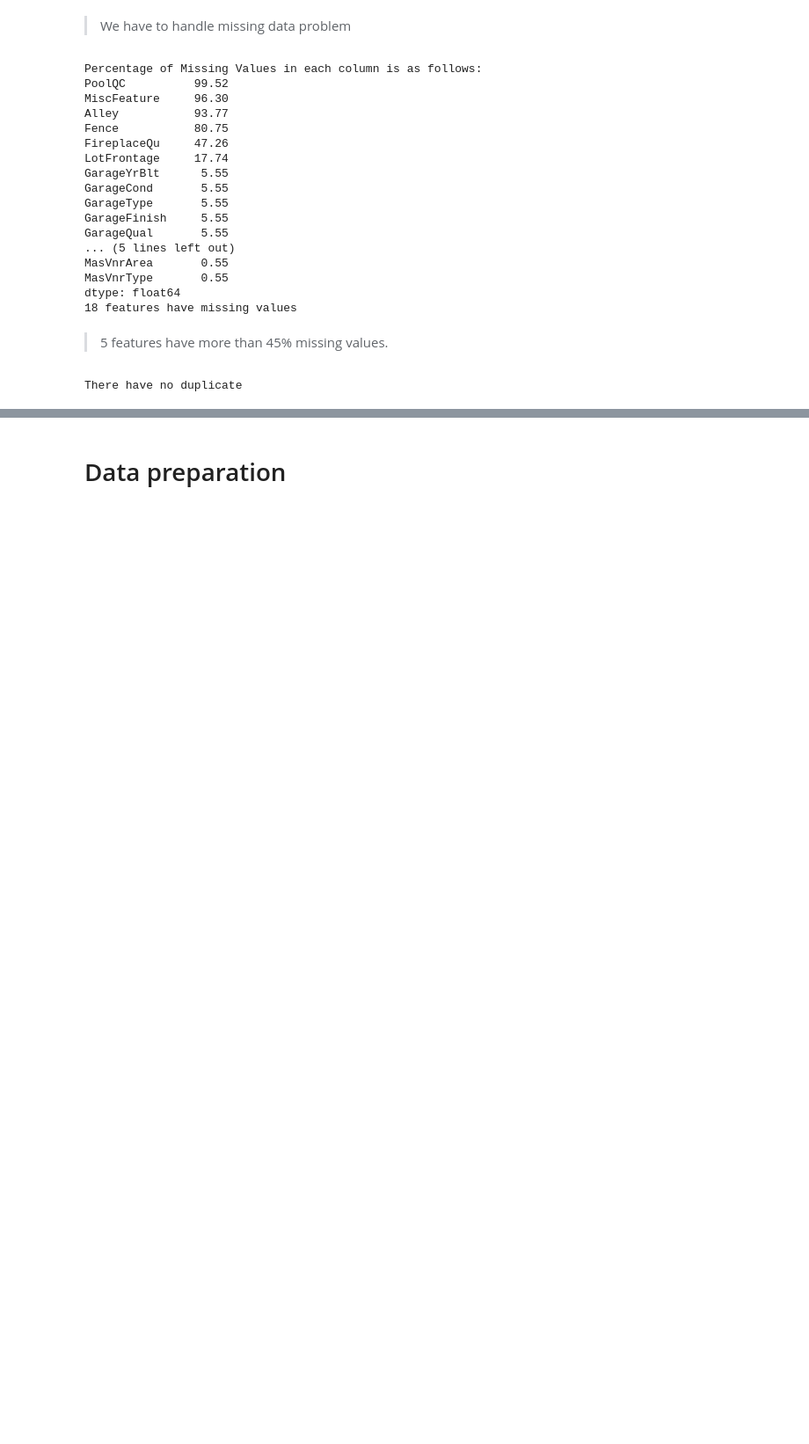
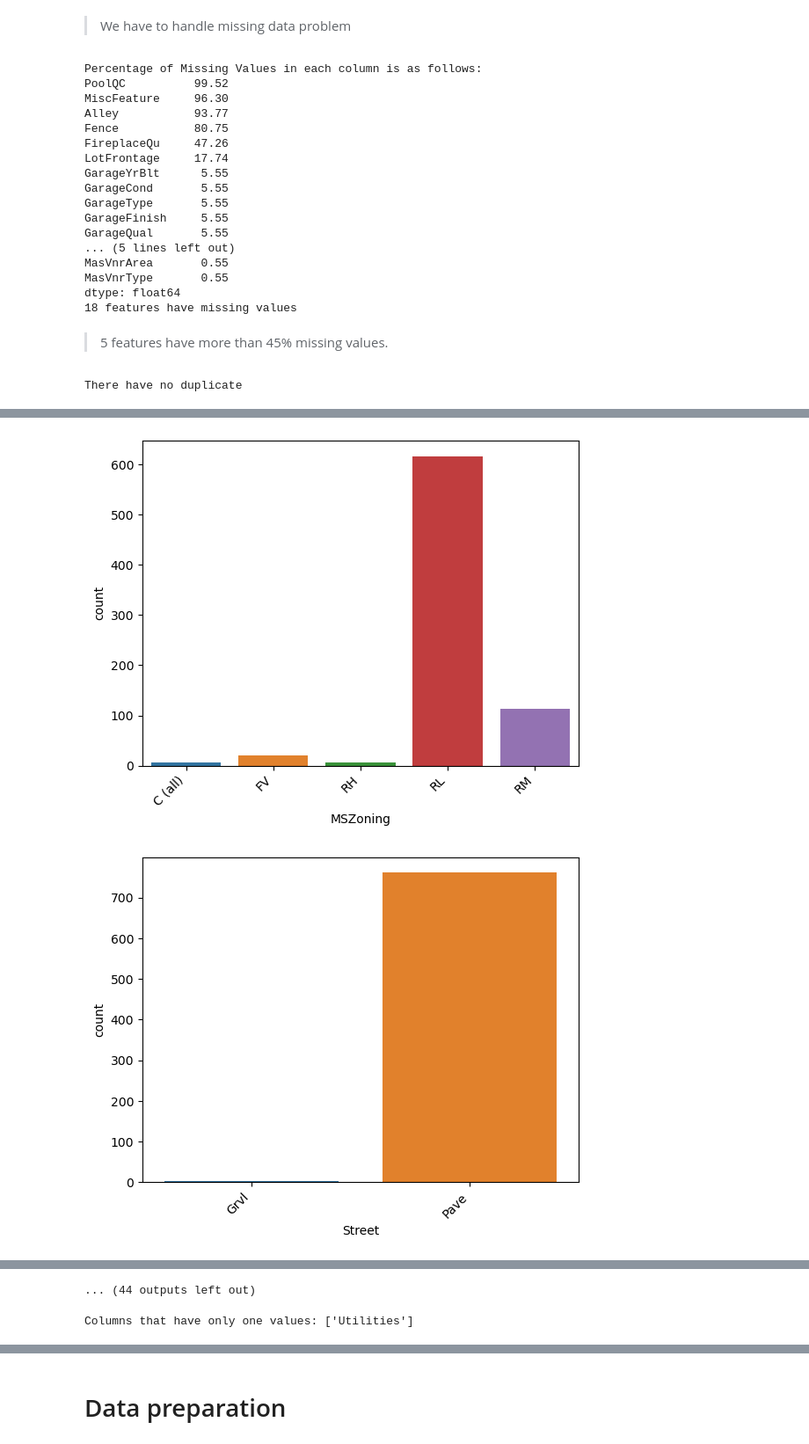
Before and after one commit to cuonghv0298/Advanced-Regression, a Jupyter notebook: house_predict.ipynb, the cells around one changed output, grey strips where cells are left out. Shown at 88% size. Cells and saved outputs as stored; diff of their text form; code cells hidden in the pictures; blank space fills up the shorter version.

```diff
--- a/house_predict.ipynb
+++ b/house_predict.ipynb
@@ -254,0 +255,6 @@ array([[<Axes: title={'center': 'Id'}>,
+# %%
+# Drop noise features
+noise_cols = ['Id','MiscVal', 'ScreenPorch', '3SsnPorch', 'EnclosedPorch','LowQualFinSF', 'BsmtFinSF2']
+df = df.drop(columns= noise_cols)
+# reset grab
+cat_cols, num_cols, cat_but_car = grab_col_names(df)
@@ -254,0 +268,5 @@ array([[<Axes: title={'center': 'Id'}>,
+# %%
+#drop outlier
+for c in num_cols:
+    print(f'drop outlier for: {c}')
+    df= drop_outliner(df,c)
@@ -254,0 +291,10 @@ array([[<Axes: title={'center': 'Id'}>,
+# %%
+# Check imbalance data
+for c in cat_cols:
+    sorted_order =df[c].value_counts().index.sort_values()
+    ax = sns.countplot(data=df, x=c,  order=sorted_order)
+    ax.set_xticklabels(ax.get_xticklabels(), rotation=45, ha='right')
+    plt.show()
+# %% [output]
+[figure, added]
+[figure, added]
@@ -254,0 +311,12 @@ array([[<Axes: title={'center': 'Id'}>,
+... (44 outputs left out)
+# %%
+# Check columns with only one value
+columns = list(df.columns)
+columns_values_count = {c: len(df[c].value_counts().index) for c in columns}
+one_value_column = [c for c,v in columns_values_count.items() if v < 2]
+if len(one_value_column) > 0:
+    print(f'Columns that have only one values: {one_value_column}')
+else:
+    print('There is no column with only one value')
+# %% [output]
+Columns that have only one values: ['Utilities']
```
Also changed, not shown: parts of 70 cells of this notebook.
